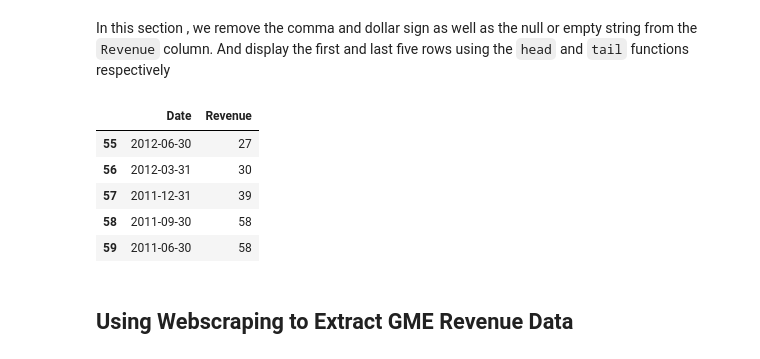
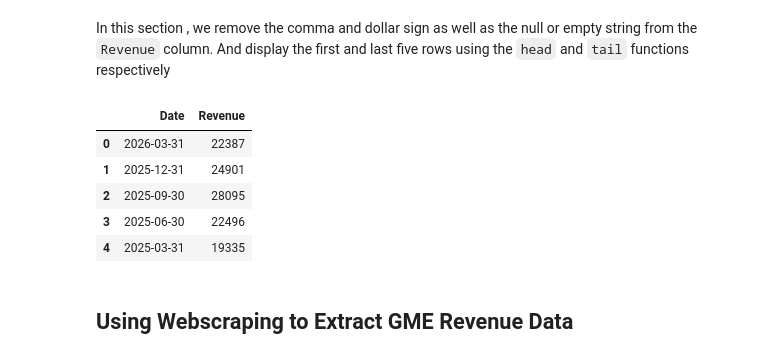
Before and after one commit to Vin-Okumu/marketminer-stock-scraper, a Jupyter notebook: notebooks/stock_scraping_analysis.ipynb, the cells around one changed output. Cells and saved outputs as stored; diff of their text form; code cells hidden in the pictures.

```diff
--- a/notebooks/stock_scraping_analysis.ipynb
+++ b/notebooks/stock_scraping_analysis.ipynb
@@ -247,18 +247,18 @@ In this section , we remove the comma and dollar sign as well as the null or emp
 # %%
 tesla_revenue["Revenue"] = tesla_revenue['Revenue'].str.replace(r',|\$',"",regex=True)
 
 tesla_revenue.dropna(inplace=True)
 
 tesla_revenue = tesla_revenue[tesla_revenue['Revenue'] != ""]
 
-tesla_revenue.tail()
+tesla_revenue.head()
 # %% [output]
 |  | Date | Revenue |
-| 55 | 2012-06-30 | 27 |
-| 56 | 2012-03-31 | 30 |
-| 57 | 2011-12-31 | 39 |
-| 58 | 2011-09-30 | 58 |
-| 59 | 2011-06-30 | 58 |
+| 0 | 2026-03-31 | 22387 |
+| 1 | 2025-12-31 | 24901 |
+| 2 | 2025-09-30 | 28095 |
+| 3 | 2025-06-30 | 22496 |
+| 4 | 2025-03-31 | 19335 |
 # %% [markdown]
 ## Using Webscraping to Extract GME Revenue Data
 # %% [markdown]
```
Also changed, not shown: parts of 5 cells of this notebook, 2 other files.
